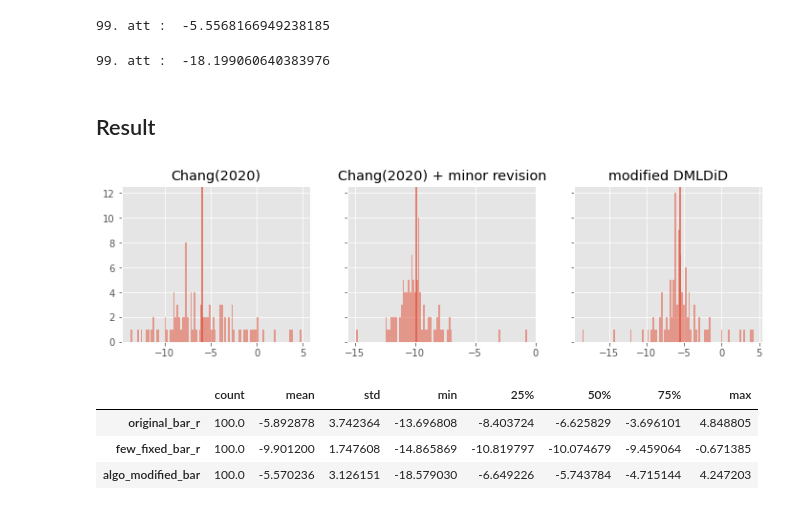
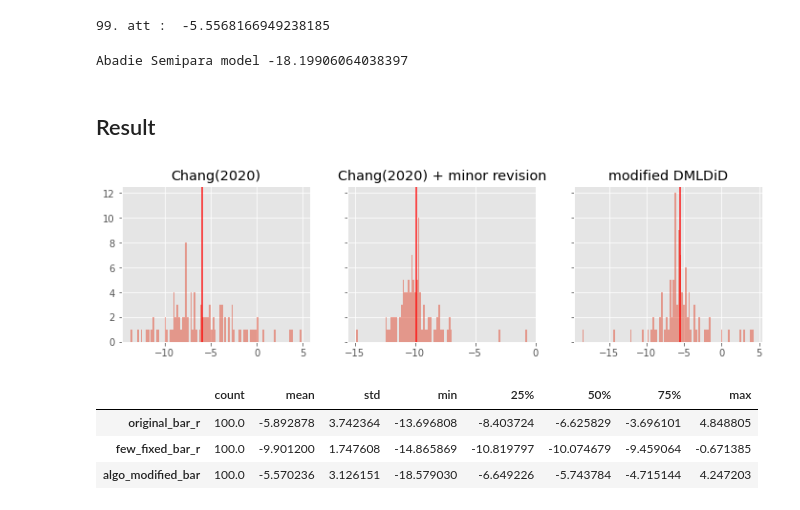
Before and after one commit to MasaAsami/modified_DMLDiD_RCS, a Jupyter notebook: notebooks/Reproduction_of_DMLDiD_RCS_with_original_DataProcessing.ipynb, the cells around one changed output. Saved outputs shown, nothing was run; the diff lists cells and outputs as text; code cells hidden in the pictures.

```diff
--- a/notebooks/Reproduction_of_DMLDiD_RCS_with_original_DataProcessing.ipynb
+++ b/notebooks/Reproduction_of_DMLDiD_RCS_with_original_DataProcessing.ipynb
@@ -459,39 +459,41 @@ linear_dmldid.fit(
     t_col,
     X_cols,
     dmldid=False,
-    sim_cnt=100,
+    sim_cnt=1,
     base_random_seed=0,
     progress_plot=True,
     d_model_t0_only=False,
 )
-abadie_bar = linear_dmldid.sim_att_result()
+print("Abadie Semipara model", linear_dmldid.att())
 # %% [output]
-99. att :  -18.199060640383976
+Abadie Semipara model -18.19906064038397
 # %% [markdown]
 ## Result
 # %%
 _label = [
     "Chang(2020)",
     "Chang(2020) + minor revision",
     "modified DMLDiD",
 ]
 result_df = pd.DataFrame(
     {
         "original_bar_r": r_result,
         "few_fixed_bar_r": fixed_r_result,
         "algo_modified_bar": algo_modified_bar,
     }
 )
 fig, ax = plt.subplots(1, 3, sharex="col", sharey="row", figsize=(12, 3))
 ax = ax.ravel()
 for i, _col in enumerate(result_df.columns):
     ax[i].hist(result_df[_col], bins=100, alpha=0.5)
     ax[i].set_title(_label[i])
     # ax[i].axvline(x=0, alpha=0.5, color="black")
-    ax[i].axvline(x=result_df[_col].mean(), alpha=0.9)
+    ax[i].axvline(x=result_df[_col].mean(), alpha=0.9, color="red")
+
+fig.savefig("../fig/original_dataprocessing_result.png")
 plt.show()
 # %% [output]
-[figure, old version]
+[figure, new version]
 # %%
 result_df.describe().T
 # %% [output]
```
Also changed, not shown: 7 other files.
